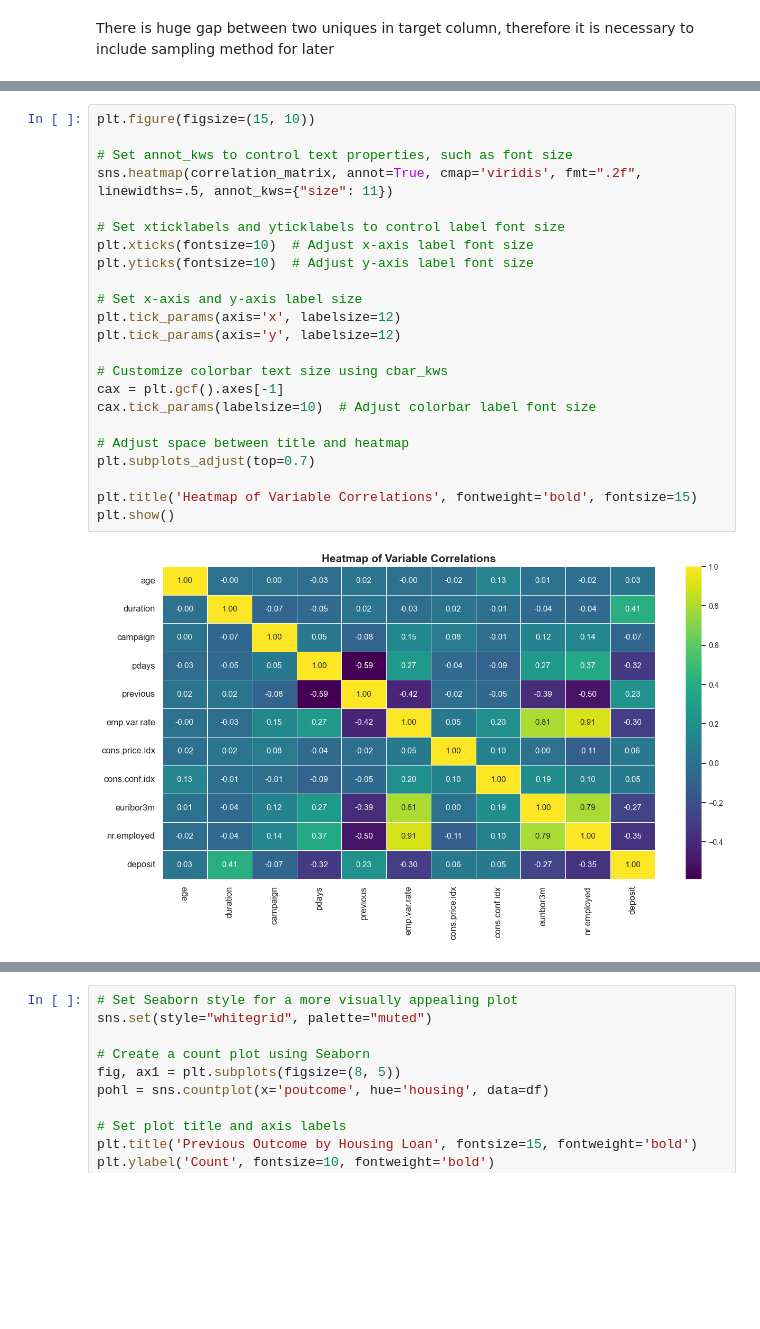
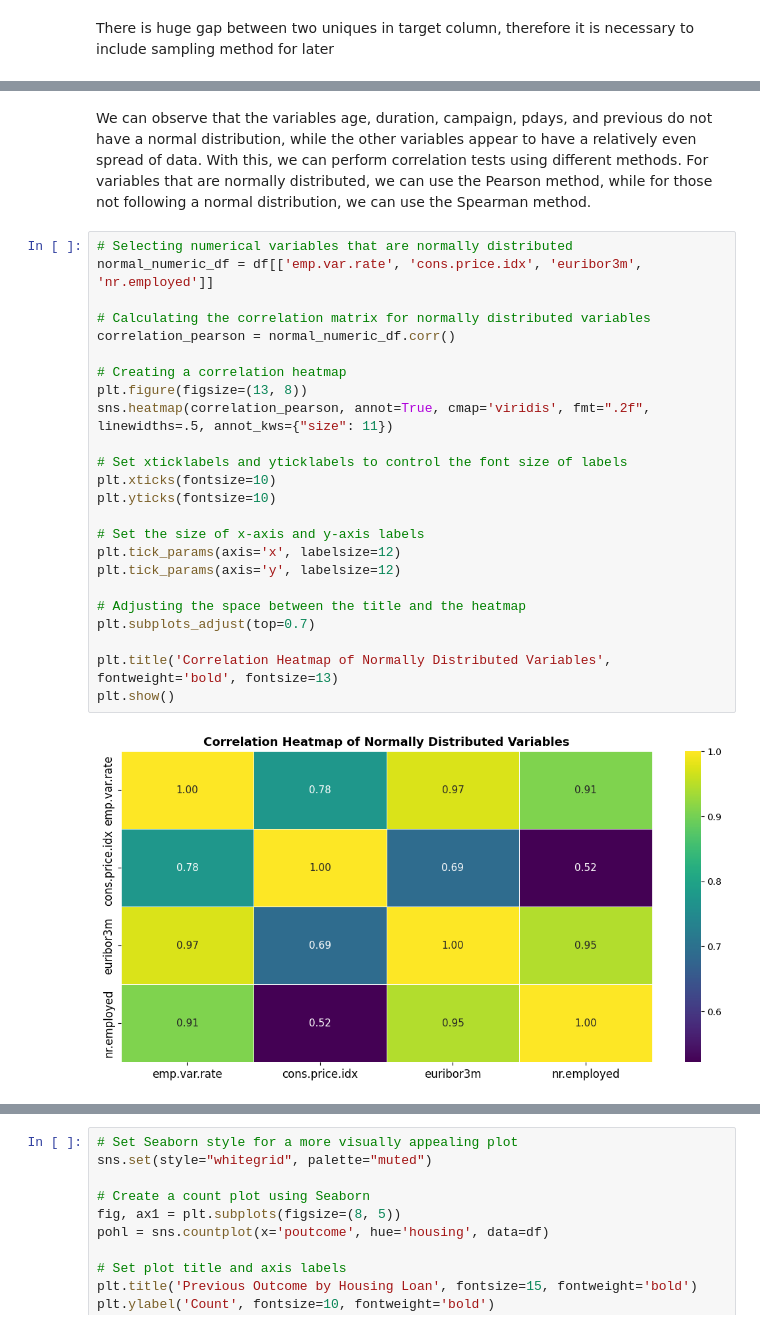
Before and after one commit to envaldy/Tim_Alpha_Finpro, a Jupyter notebook: Tim_Alpha_Finpro.ipynb, the cells around one changed output, grey strips where cells are left out. Saved outputs shown, nothing was run; the diff lists cells and outputs as text; blank space fills up the shorter version.

```diff
--- a/Tim_Alpha_Finpro.ipynb
+++ b/Tim_Alpha_Finpro.ipynb
@@ -312,25 +323,28 @@ correlation_matrix = numeric_df.corr()
+# %% [markdown]
+We can observe that the variables age, duration, campaign, pdays, and previous do not have a normal distribution, while the other variables appear to have a relatively even spread of data. With this, we can perform correlation tests using different methods. For variables that are normally distributed, we can use the Pearson method, while for those not following a normal distribution, we can use the Spearman method.
 # %%
-plt.figure(figsize=(15, 10))
+# Selecting numerical variables that are normally distributed
+normal_numeric_df = df[['emp.var.rate', 'cons.price.idx', 'euribor3m', 'nr.employed']]
 
-# Set annot_kws to control text properties, such as font size
-sns.heatmap(correlation_matrix, annot=True, cmap='viridis', fmt=".2f", linewidths=.5, annot_kws={"size": 11})
+# Calculating the correlation matrix for normally distributed variables
+correlation_pearson = normal_numeric_df.corr()
 
-# Set xticklabels and yticklabels to control label font size
-plt.xticks(fontsize=10)  # Adjust x-axis label font size
-plt.yticks(fontsize=10)  # Adjust y-axis label font size
+# Creating a correlation heatmap
+plt.figure(figsize=(13, 8))
+sns.heatmap(correlation_pearson, annot=True, cmap='viridis', fmt=".2f", linewidths=.5, annot_kws={"size": 11})
 
-# Set x-axis and y-axis label size
+# Set xticklabels and yticklabels to control the font size of labels
+plt.xticks(fontsize=10)
+plt.yticks(fontsize=10)
+
+# Set the size of x-axis and y-axis labels
 plt.tick_params(axis='x', labelsize=12)
 plt.tick_params(axis='y', labelsize=12)
 
-# Customize colorbar text size using cbar_kws
-cax = plt.gcf().axes[-1]
-cax.tick_params(labelsize=10)  # Adjust colorbar label font size
-
-# Adjust space between title and heatmap
+# Adjusting the space between the title and the heatmap
 plt.subplots_adjust(top=0.7)
 
-plt.title('Heatmap of Variable Correlations', fontweight='bold', fontsize=15)
+plt.title('Correlation Heatmap of Normally Distributed Variables', fontweight='bold', fontsize=13)
 plt.show()
 # %% [output]
-[figure, old version]
+[figure, new version]
```
Also changed, not shown: parts of 19 cells of this notebook.
